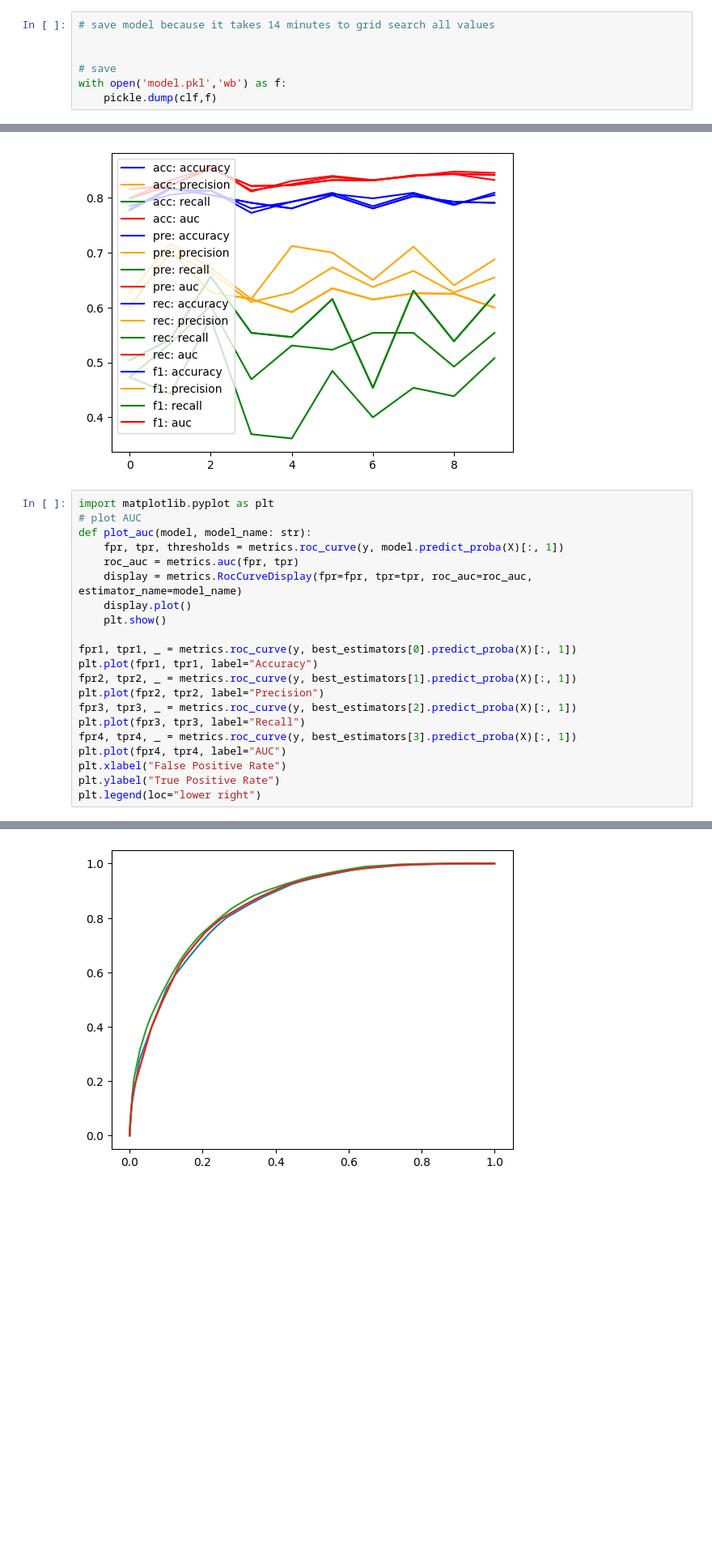
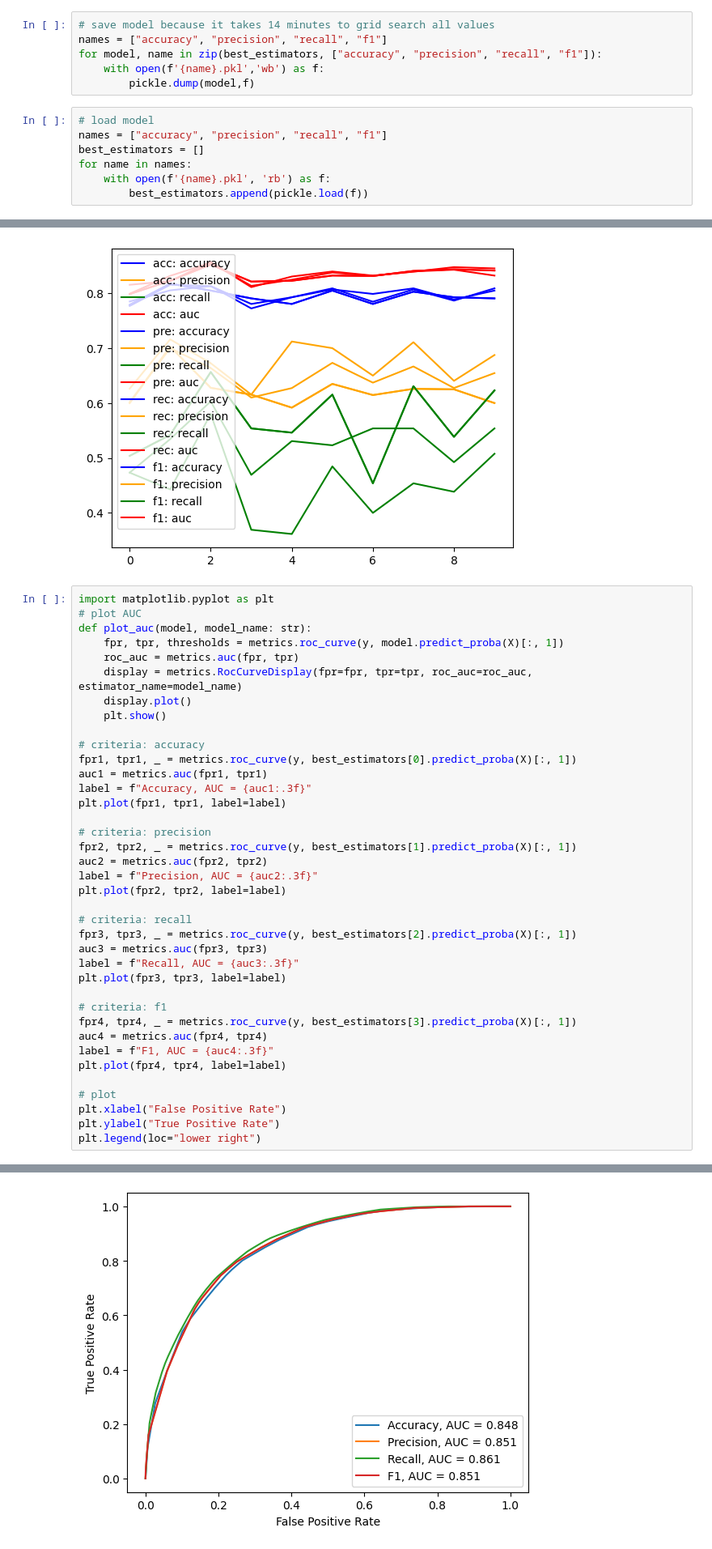
Before and after one commit to Rigbones/ISOM3360_Asg2, a Jupyter notebook: isom3360_asg2.ipynb, the cells around one changed output, grey strips where cells are left out. Shown at 81% size. Drawn from its saved outputs; the diff is of its cells as text; blank space fills up the shorter version.

```diff
--- a/isom3360_asg2.ipynb
+++ b/isom3360_asg2.ipynb
@@ -160,11 +160,17 @@ def tune_parameters() -> list:
 best_estimators = tune_parameters()
 # %%
 # save model because it takes 14 minutes to grid search all values
-
-
-# save
-with open('model.pkl','wb') as f:
-    pickle.dump(clf,f)
+names = ["accuracy", "precision", "recall", "f1"]
+for model, name in zip(best_estimators, ["accuracy", "precision", "recall", "f1"]):
+	with open(f'{name}.pkl','wb') as f:
+		pickle.dump(model,f)
+# %%
+# load model
+names = ["accuracy", "precision", "recall", "f1"]
+best_estimators = []
+for name in names:
+	with open(f'{name}.pkl', 'rb') as f:
+		best_estimators.append(pickle.load(f))
 # %%
 # evaluating the model
 def plot_evaluate_model(model, name):
@@ -216,14 +222,31 @@ def plot_auc(model, model_name: str):
 	display.plot()
 	plt.show()
 
+# criteria: accuracy
 fpr1, tpr1, _ = metrics.roc_curve(y, best_estimators[0].predict_proba(X)[:, 1])
-plt.plot(fpr1, tpr1, label="Accuracy")
+auc1 = metrics.auc(fpr1, tpr1)
+label = f"Accuracy, AUC = {auc1:.3f}"
+plt.plot(fpr1, tpr1, label=label)
+
+# criteria: precision
 fpr2, tpr2, _ = metrics.roc_curve(y, best_estimators[1].predict_proba(X)[:, 1])
-plt.plot(fpr2, tpr2, label="Precision")
+auc2 = metrics.auc(fpr2, tpr2)
+label = f"Precision, AUC = {auc2:.3f}"
+plt.plot(fpr2, tpr2, label=label)
+
+# criteria: recall
 fpr3, tpr3, _ = metrics.roc_curve(y, best_estimators[2].predict_proba(X)[:, 1])
-plt.plot(fpr3, tpr3, label="Recall")
+auc3 = metrics.auc(fpr3, tpr3)
+label = f"Recall, AUC = {auc3:.3f}"
+plt.plot(fpr3, tpr3, label=label)
+
+# criteria: f1
 fpr4, tpr4, _ = metrics.roc_curve(y, best_estimators[3].predict_proba(X)[:, 1])
-plt.plot(fpr4, tpr4, label="AUC")
+auc4 = metrics.auc(fpr4, tpr4)
+label = f"F1, AUC = {auc4:.3f}"
+plt.plot(fpr4, tpr4, label=label)
+
+# plot
 plt.xlabel("False Positive Rate")
 plt.ylabel("True Positive Rate")
 plt.legend(loc="lower right")
@@ -232 +255 @@ TypeError: 'str' object is not callable
-[figure, old version]
+[figure, new version]
```
Also changed, not shown: parts of 7 cells of this notebook, 1 other file.
